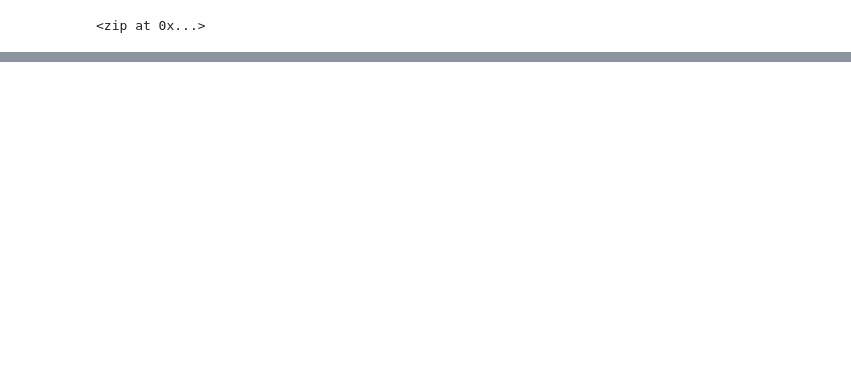
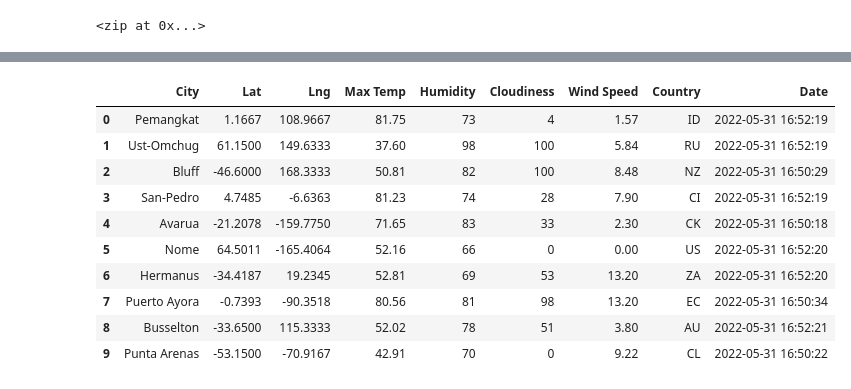
Before and after one commit to alwaysanthony/World_Weather_Analysis, a Jupyter notebook: WeatherPy.ipynb, the cells around one changed output, grey strips where cells are left out. Saved outputs shown, nothing was run; the diff lists cells and outputs as text; code cells hidden in the pictures; blank space fills up the shorter version.

```diff
--- a/WeatherPy.ipynb
+++ b/WeatherPy.ipynb
@@ -54,0 +64,4 @@ len(cities)
+# %%
+# Starting URL for Weather Map API Call.
+url = "http://api.openweathermap.org/data/2.5/weather?units=Imperial&APPID=" + weather_api_key
+print(url)
@@ -54,0 +70,4 @@ len(cities)
+# %%
+# Make a 'Get' request for the city weather.
+city_weather = requests.get(city_url)
+city_weather
@@ -54,0 +156,16 @@ len(cities)
+# %%
+# Convert the array of dictionaries to a Pandas DataFrame.
+city_data_df = pd.DataFrame(city_data)
+city_data_df.head(10)
+# %% [output]
+|  | City | Lat | Lng | Max Temp | Humidity | Cloudiness | Wind Speed | Country | Date |
+| 0 | Pemangkat | 1.1667 | 108.9667 | 81.75 | 73 | 4 | 1.57 | ID | 2022-05-31 16:52:19 |
+| 1 | Ust-Omchug | 61.1500 | 149.6333 | 37.60 | 98 | 100 | 5.84 | RU | 2022-05-31 16:52:19 |
+| 2 | Bluff | -46.6000 | 168.3333 | 50.81 | 82 | 100 | 8.48 | NZ | 2022-05-31 16:50:29 |
+| 3 | San-Pedro | 4.7485 | -6.6363 | 81.23 | 74 | 28 | 7.90 | CI | 2022-05-31 16:52:19 |
+| 4 | Avarua | -21.2078 | -159.7750 | 71.65 | 83 | 33 | 2.30 | CK | 2022-05-31 16:50:18 |
+| 5 | Nome | 64.5011 | -165.4064 | 52.16 | 66 | 0 | 0.00 | US | 2022-05-31 16:52:20 |
+| 6 | Hermanus | -34.4187 | 19.2345 | 52.81 | 69 | 53 | 13.20 | ZA | 2022-05-31 16:52:20 |
+| 7 | Puerto Ayora | -0.7393 | -90.3518 | 80.56 | 81 | 98 | 13.20 | EC | 2022-05-31 16:50:34 |
+| 8 | Busselton | -33.6500 | 115.3333 | 52.02 | 78 | 51 | 3.80 | AU | 2022-05-31 16:52:21 |
+| 9 | Punta Arenas | -53.1500 | -70.9167 | 42.91 | 70 | 0 | 9.22 | CL | 2022-05-31 16:50:22 |
```
Also changed, not shown: parts of 9 cells of this notebook, 3 other files.
